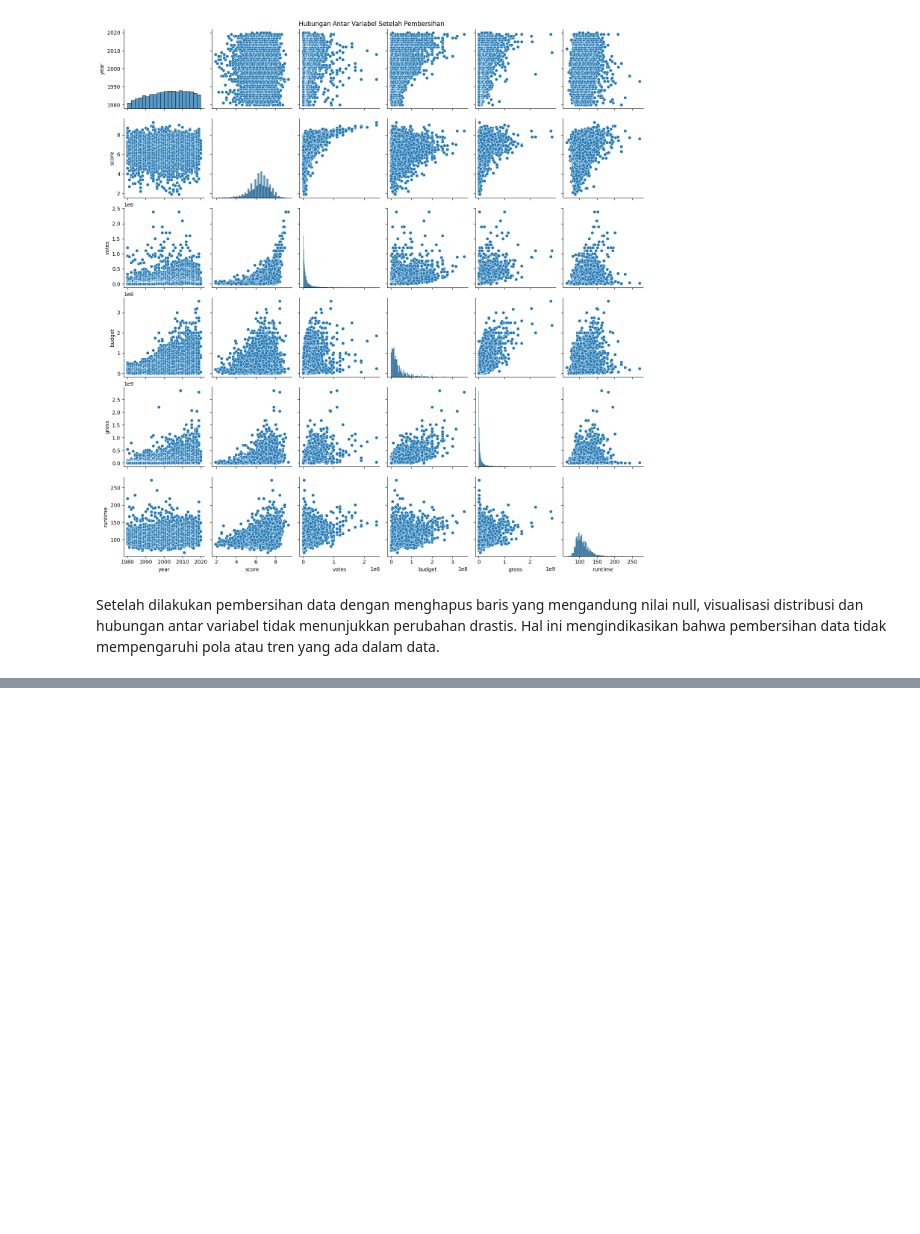
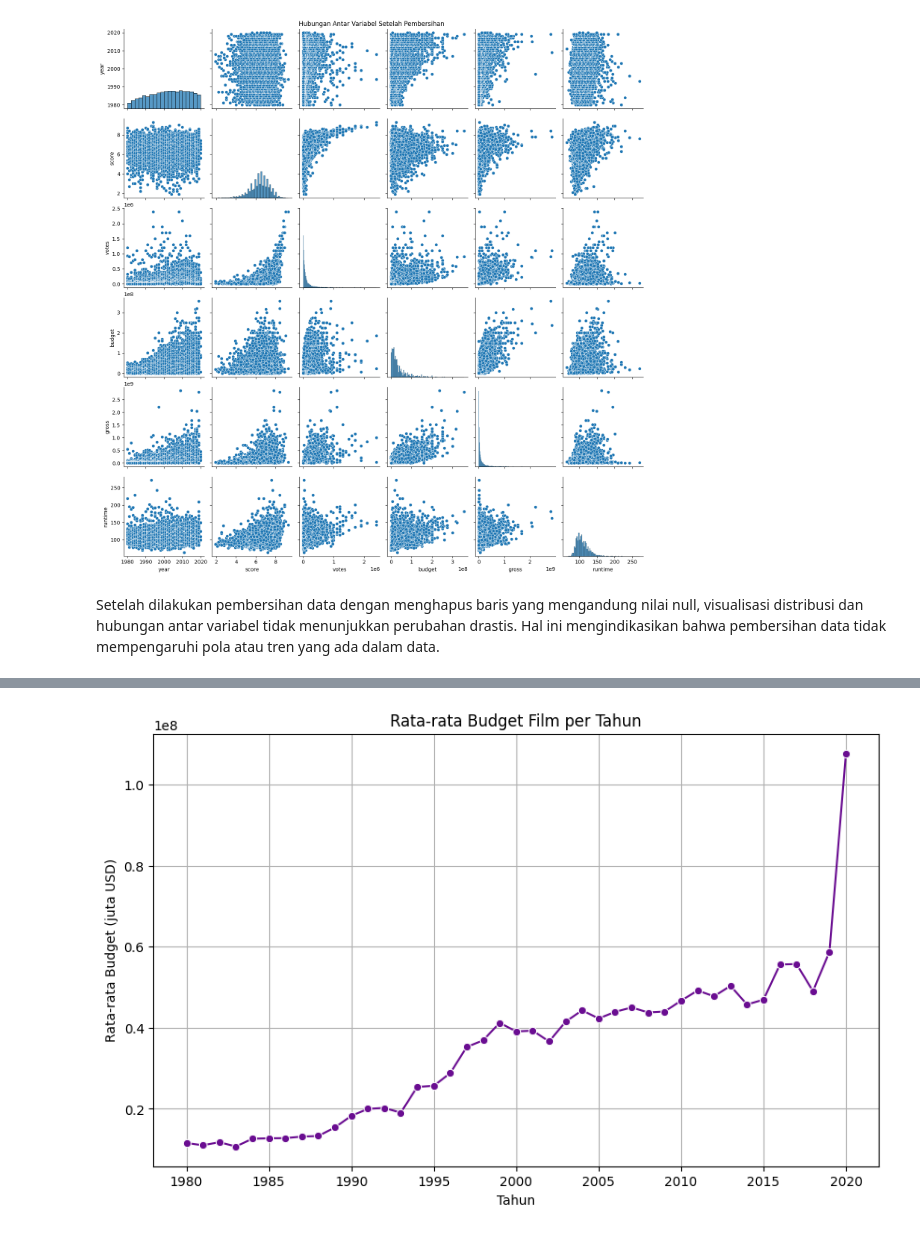
Before and after one commit to adzkykhairany/Movie-Analysis, a Jupyter notebook: movie.ipynb, the cells around one changed output, grey strips where cells are left out. Cells and saved outputs as stored; diff of their text form; code cells hidden in the pictures; blank space fills up the shorter version.

```diff
--- a/movie.ipynb
+++ b/movie.ipynb
@@ -120,0 +146,6 @@ Setelah dilakukan pembersihan data dengan menghapus baris yang mengandung nilai
+# %%
+# menghitung rata-rata budget per tahun
+year_grouped = df_cleaned.groupby('year')['budget'].mean().reset_index()
+
+# menampilkan hasil
+print(year_grouped)
@@ -120,0 +170,11 @@ Setelah dilakukan pembersihan data dengan menghapus baris yang mengandung nilai
+# %%
+# membuat visualisasi
+plt.figure(figsize=(10, 6))
+sns.lineplot(data=year_grouped, x='year', y='budget', color='#6A0D91', marker='o')
+plt.title('Rata-rata Budget Film per Tahun')
+plt.xlabel('Tahun')
+plt.ylabel('Rata-rata Budget (juta USD)')
+plt.grid(True)
+plt.show()
+# %% [output]
+[figure, added]
```
Also changed, not shown: parts of 5 cells of this notebook.
